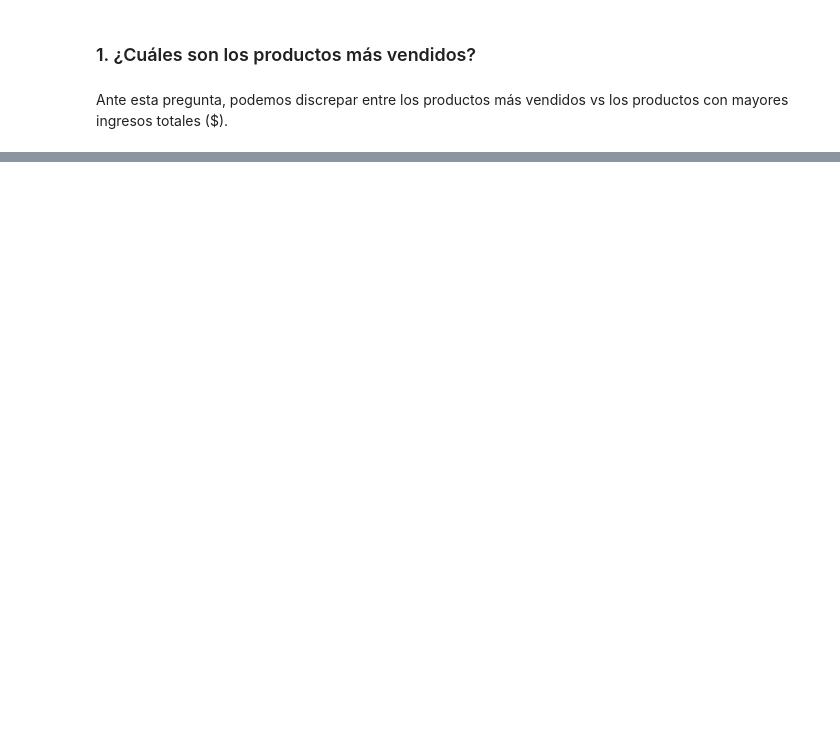
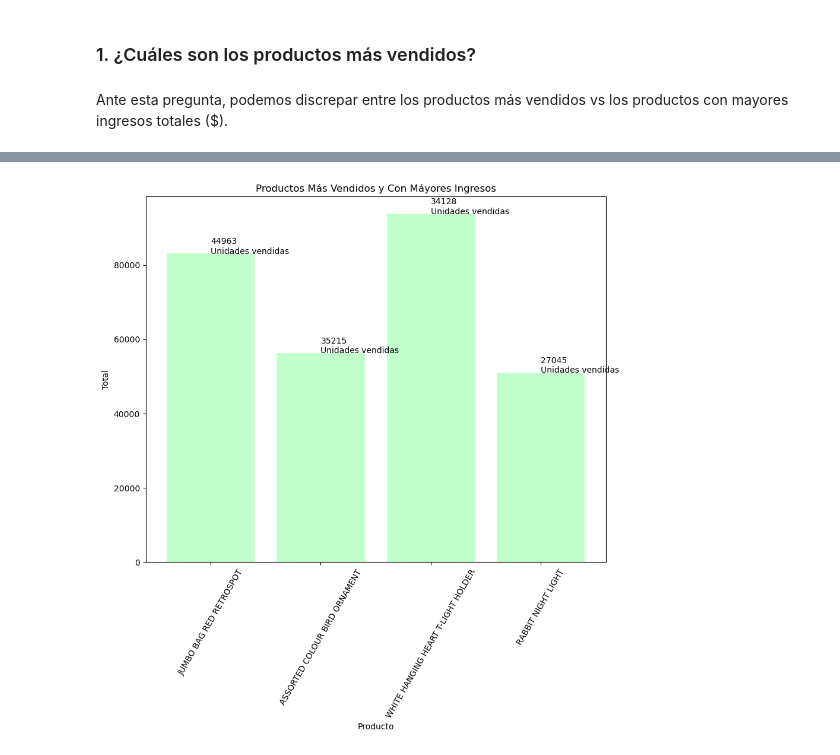
Before and after one commit to pahoalapizco/python_for_data_science, a Jupyter notebook: notebooks/4.0-numpy_pandas_da-analysis_01.ipynb, the cells around one changed output, grey strips where cells are left out. Drawn from its saved outputs; the diff is of its cells as text; code cells hidden in the pictures; blank space fills up the shorter version.

```diff
--- a/notebooks/4.0-numpy_pandas_da-analysis_01.ipynb
+++ b/notebooks/4.0-numpy_pandas_da-analysis_01.ipynb
@@ -281,0 +287,29 @@ plt.show()
+# %%
+best_sellers_and_incomes = pd.merge(best_sellers, most_incomes, how="inner", left_index=True, right_index=True).reset_index()
+
+plt.figure(figsize=(10,8))
+plt.bar(
+  best_sellers_and_incomes["Description"],
+  best_sellers_and_incomes["TotalAmount"],
+  color="#33FF57",
+  alpha=0.3
+)
+
+plt.title("Productos Más Vendidos y Con Máyores Ingresos")
+plt.xlabel("Producto")
+plt.ylabel("Total")
+
+for idx, product_name in enumerate(best_sellers_and_incomes["Description"]):
+  total_amount = best_sellers_and_incomes.loc[idx, "TotalAmount"]
+  quantity = best_sellers_and_incomes.loc[idx, "Quantity"]
+
+  plt.annotate(
+    f"{quantity}\nUnidades vendidas",
+    xy=(product_name, total_amount+ 10)
+  )
+
+
+plt.xticks(rotation=60)
+plt.show()
+# %% [output]
+[figure, added]
```
Also changed, not shown: parts of 7 cells of this notebook.
